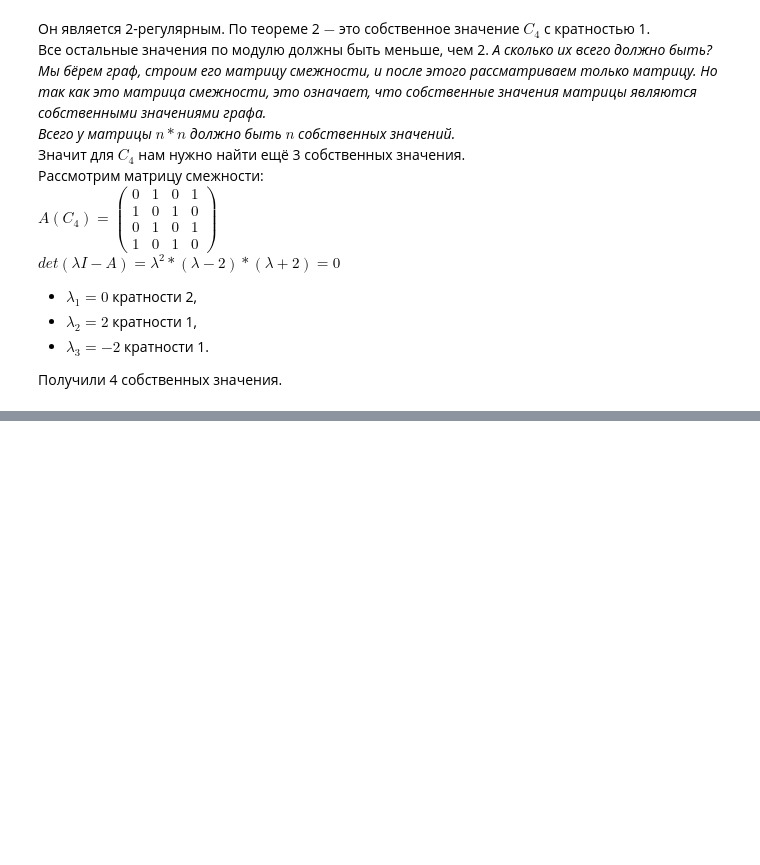
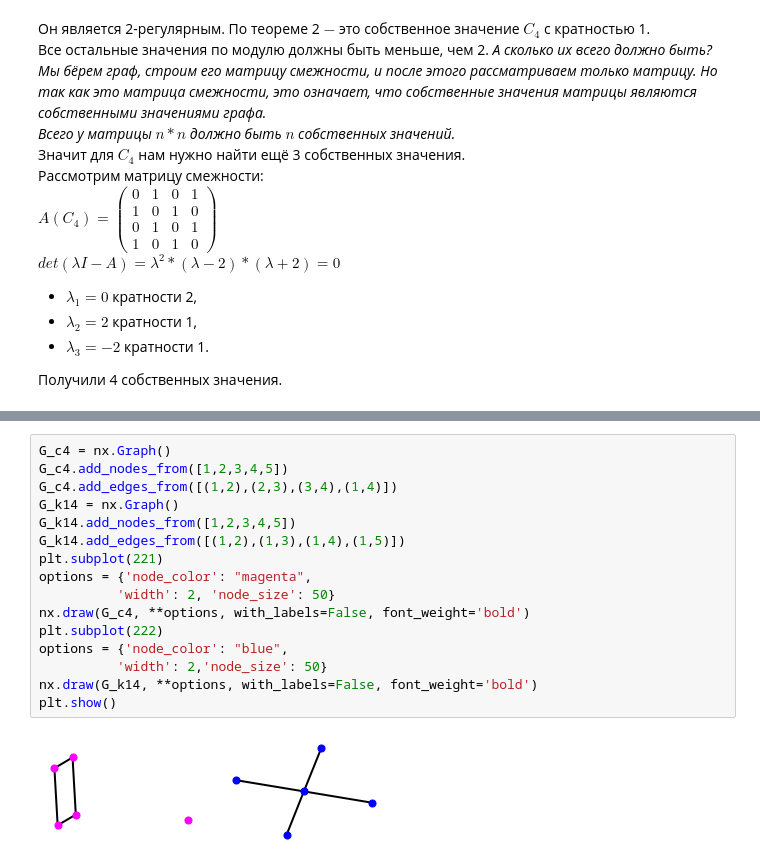
Before and after one commit to Oxanette/interactive_atg, a Jupyter notebook: Interactive_Tutorial_Chernykh.ipynb, the cells around one changed output, grey strips where cells are left out. Saved outputs shown, nothing was run; the diff lists cells and outputs as text; blank space fills up the shorter version.

```diff
--- a/Interactive_Tutorial_Chernykh.ipynb
+++ b/Interactive_Tutorial_Chernykh.ipynb
@@ -370,0 +442,18 @@ $det(\lambda I - A) = \lambda^2*(\lambda-2)*(\lambda+2) = 0$<br>
+# %%
+G_с4 = nx.Graph()
+G_с4.add_nodes_from([1,2,3,4,5])
+G_с4.add_edges_from([(1,2),(2,3),(3,4),(1,4)])
+G_k14 = nx.Graph()
+G_k14.add_nodes_from([1,2,3,4,5])
+G_k14.add_edges_from([(1,2),(1,3),(1,4),(1,5)])
+plt.subplot(221)
+options = {'node_color': "magenta",
+          'width': 2, 'node_size': 50}
+nx.draw(G_с4, **options, with_labels=False, font_weight='bold')
+plt.subplot(222)
+options = {'node_color': "blue",
+          'width': 2,'node_size': 50}
+nx.draw(G_k14, **options, with_labels=False, font_weight='bold')
+plt.show()
+# %% [output]
+[figure, added]
```
Also changed, not shown: parts of 19 cells of this notebook.
